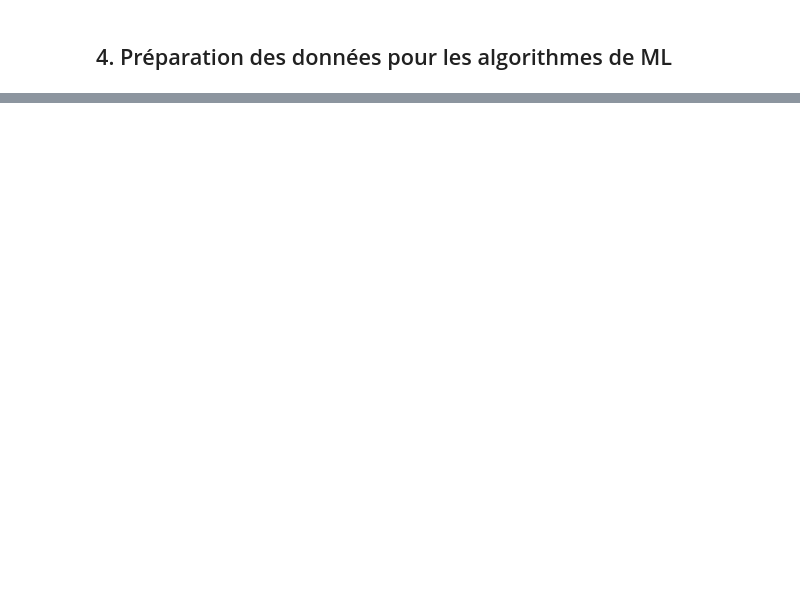
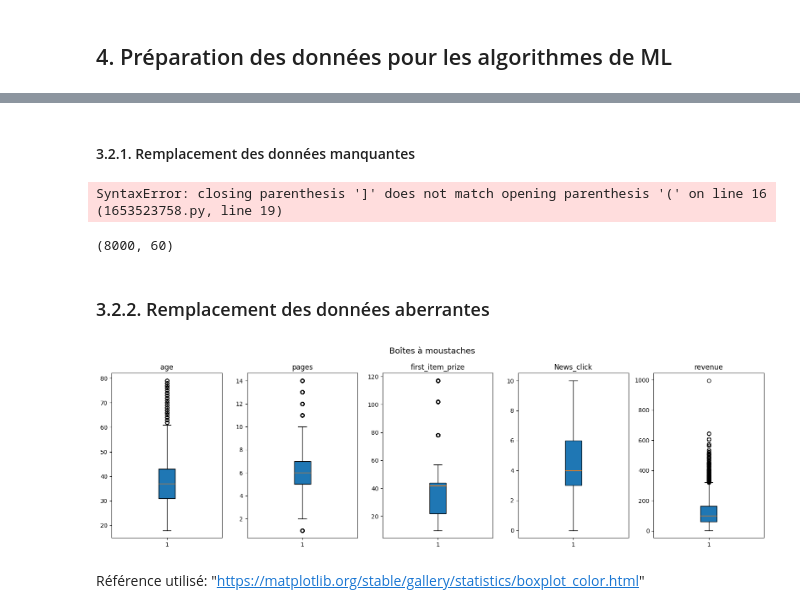
Before and after one commit to Marie-AnneRandria/Projet_Apprentissage_Machine_Analyse_Exploratoire_des_donnees, a Jupyter notebook: Devoir1.ipynb, the cells around one changed output, grey strips where cells are left out. Cells and saved outputs as stored; diff of their text form; code cells hidden in the pictures; blank space fills up the shorter version.

```diff
--- a/Devoir1.ipynb
+++ b/Devoir1.ipynb
@@ -200,0 +289,26 @@ La variable `first_item_prize` et la variable `revenue` contiennent quelques val
+# %% [markdown]
+#### 3.2.1. Remplacement des données manquantes
+# %%
+#Pipeline de transformation pour les valeurs numériques
+from sklearn.pipeline import Pipeline
+from sklearn.preprocessing import StandardScaler
+
+num_pipeline=Pipeline ([
+    ('outlier_remover', OutlierRemover(factor=1.5)),
+    ('imputer', SimpleImputer(strategy="median")),
+    ('add_attribs', FunctionTransformer(add_extra_features, validate=False)),
+    ('std_scaler', StandardScaler())
+])
+
+
+customer_num_tr=num_pipeline.fit_transform(customer_num)
+
+full_pipeline= ColumnTransformer ([
+    ("data_join", Data_Join(PIB=True),
+    ("num", num_pipeline, num_attribs),
+    ("cat", OneHotEncoder(), cat_attribs),
+])
+
+customer_preparee=full_pipeline.fit_transform(customer)
+# %% [output]
+SyntaxError: closing parenthesis ']' does not match opening parenthesis '(' on line 16 (1653523758.py, line 19)
@@ -200,0 +328,22 @@ La variable `first_item_prize` et la variable `revenue` contiennent quelques val
+# %%
+customer_preparee.shape
+# %% [output]
+(8000, 60)
+# %% [markdown]
+### 3.2.2. Remplacement des données aberrantes
+# %%
+# Boîtes à moustaches
+fig,axes=plt.subplots(1,5, figsize=(16,5))
+fig.suptitle("Boîtes à moustaches", fontsize=14)
+variable_num=train_set.drop(["gender","ReBuy","country"], axis=1)
+for ax,col in zip(axes, variable_num.columns):
+    bplot=ax.boxplot(variable_num[col].dropna(), patch_artist=True)
+    bplot['boxes'][0]
+    ax.set_title(col)
+
+plt.tight_layout()
+plt.show()
+# %% [output]
+[figure, added]
+# %% [markdown]
+Référence utilisé: "https://matplotlib.org/stable/gallery/statistics/boxplot_color.html"
```
Also changed, not shown: parts of 30 cells of this notebook.
